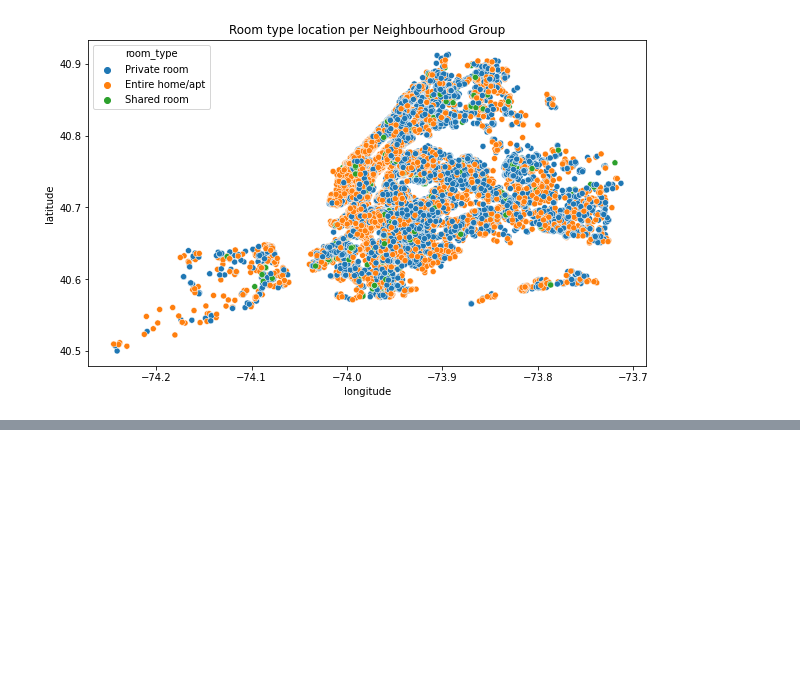
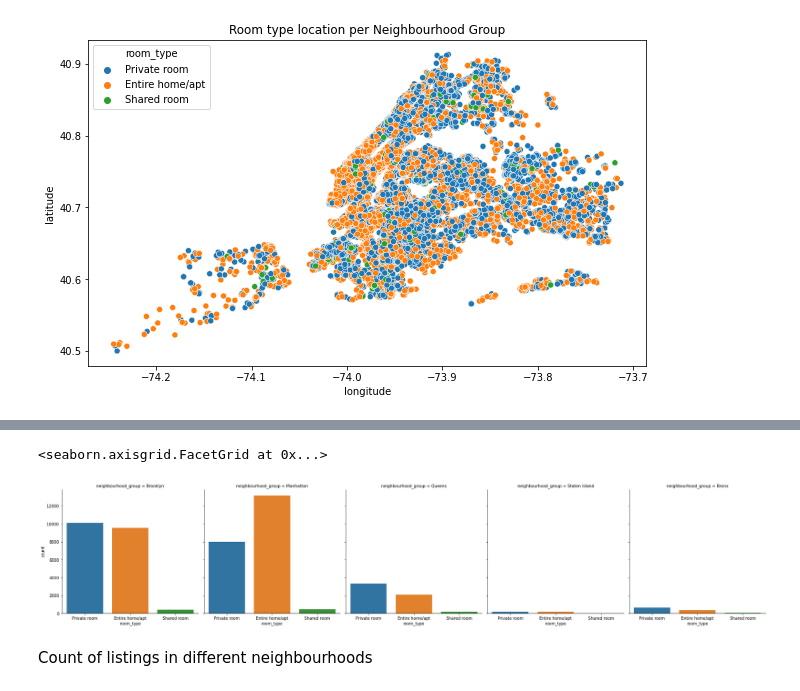
Before and after one commit to abdulaziz2208/Airbnb-Bookings-analysis, a Jupyter notebook: Airbnb_Bookings_Analysis_Capstone_Project.ipynb, the cells around one changed output, grey strips where cells are left out. Cells and saved outputs as stored; diff of their text form; code cells hidden in the pictures; blank space fills up the shorter version.

```diff
--- a/Airbnb_Bookings_Analysis_Capstone_Project.ipynb
+++ b/Airbnb_Bookings_Analysis_Capstone_Project.ipynb
@@ -111,0 +224,9 @@ RecursionError: ignored
+# %%
+plt.subplot()
+sns.catplot(x="room_type",  col="neighbourhood_group",
+                data=df, kind="count")
+# %% [output]
+<seaborn.axisgrid.FacetGrid at 0x...>
+[figure, added]
+# %% [markdown]
+Count of listings in different neighbourhoods
```
Also changed, not shown: parts of 32 cells of this notebook.
